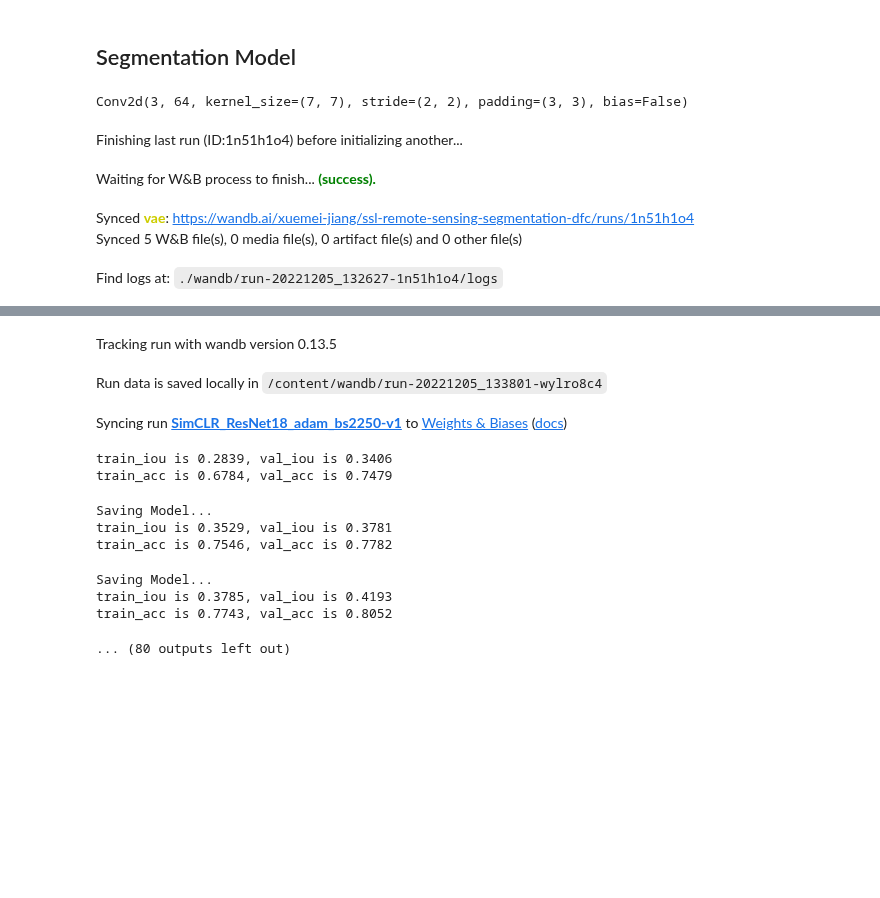
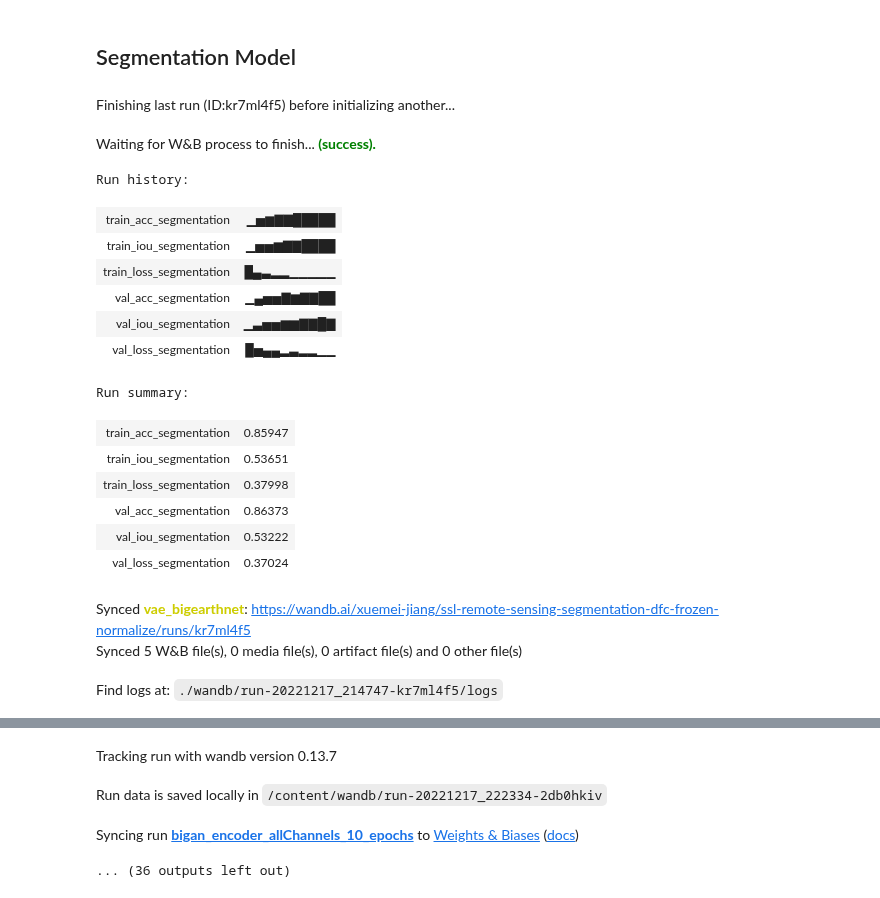
Before and after one commit to AlexanderLontke/ssl-remote-sensing, a Jupyter notebook: notebooks/Segmentation_DFC2020_demo.ipynb, the cells around one changed output, grey strips where cells are left out. Cells and saved outputs as stored; diff of their text form; code cells hidden in the pictures; blank space fills up the shorter version.

```diff
--- a/notebooks/Segmentation_DFC2020_demo.ipynb
+++ b/notebooks/Segmentation_DFC2020_demo.ipynb
@@ -142,12 +538,12 @@ id: ROIs0000_test_s2_0_p1150.tif
 # %%
 train_loader = DataLoader(trainset,
-                          batch_size=8,
+                          batch_size=32,
                           shuffle=True,
                           num_workers=1,
                           pin_memory=True,
                           drop_last=False)
 val_loader = DataLoader(valset,
-                          batch_size=8,
+                          batch_size=32,
                           shuffle=True,
                           num_workers=1,
                           pin_memory=True,
@@ -168,7 +637,7 @@ for filename in check_point_paths:
     encoder = load_encoder_checkpoint_from_pretext_model(
         path_to_checkpoint=filename,
     )
-    patch_first_conv(encoder,13,default_in_channels=3)
+    # patch_first_conv(encoder,13,default_in_channels=3)
 
     # freeze layers
     if train_config.frozen == True:
@@ -177,41 +646,54 @@ for filename in check_point_paths:
 
     model_name = filename.split("/")[-1].split(".")[0]
     model_dir = '/content/drive/My Drive/deep_learning_segmentation_checkpoints'
-    model_path = os.path.join(model_dir,f'segmentation_{model_name}.ckpt')
+    model_path = os.path.join(model_dir,f'segmentation_{model_name}_eurosat13.ckpt')
     # make sure the directory path exists
     assert os.path.exists(model_dir)
 
 
     wandb.init(
-        project="ssl-remote-sensing-segmentation-dfc-frozen",
+        project="ssl-remote-sensing-segmentation-dfc-frozen-normalize",
         name=model_name,
         config=train_config.__dict__,
     )
 
     # Model setup
     if "bigan" in train_config.checkpoint_name.lower():
         model = ResNetUNet(9,encoder = encoder, gan_encoder=True)
     else:
         model = ResNetUNet(9, encoder = encoder, gan_encoder=False)
 
     # train(model)
     train(model,train_config,train_loader,val_loader,loss_fn,device,model_path,wandb = wandb)
 
     # Initialise a UNet() model
     if "bigan" in train_config.checkpoint_name.lower():
         bst_model = ResNetUNet(9,encoder = encoder, gan_encoder=True)
     else:
         bst_model = ResNetUNet(9, encoder = encoder, gan_encoder=False)
     # # Load pretrained weights
     bst_model.load_state_dict(torch.load(model_path))
     # # Move to device (GPU or CPU)
     bst_model.to(device)
     # visualize_result(171,bst_model)
     visualize_result(171,bst_model,valset,device,wandb = wandb,model_name = model_name)
 # %% [output]
-Conv2d(3, 64, kernel_size=(7, 7), stride=(2, 2), padding=(3, 3), bias=False)
-Finishing last run (ID:1n51h1o4) before initializing another...
+Finishing last run (ID:kr7ml4f5) before initializing another...
 Waiting for W&B process to finish... (success).
+Run history:
+| train_acc_segmentation | ▁▅▆▇▇█████ |
+| train_iou_segmentation | ▁▅▅▆▇▇████ |
+| train_loss_segmentation | █▄▃▂▂▁▁▁▁▁ |
+| val_acc_segmentation | ▁▄▅▅▇▆▇▇██ |
+| val_iou_segmentation | ▁▃▅▅▆▆▇▇█▇ |
+| val_loss_segmentation | █▅▄▄▂▃▂▂▁▁ |
+Run summary:
+| train_acc_segmentation | 0.85947 |
+| train_iou_segmentation | 0.53651 |
+| train_loss_segmentation | 0.37998 |
+| val_acc_segmentation | 0.86373 |
+| val_iou_segmentation | 0.53222 |
+| val_loss_segmentation | 0.37024 |
-Synced vae: https://wandb.ai/xuemei-jiang/ssl-remote-sensing-segmentation-dfc/runs/1n51h1o4
+Synced vae_bigearthnet: https://wandb.ai/xuemei-jiang/ssl-remote-sensing-segmentation-dfc-frozen-normalize/runs/kr7ml4f5
 Synced 5 W&B file(s), 0 media file(s), 0 artifact file(s) and 0 other file(s)
-Find logs at: ./wandb/run-20221205_132627-1n51h1o4/logs
+Find logs at: ./wandb/run-20221217_214747-kr7ml4f5/logs
@@ -219,12 +701,4 @@ Successfully finished last run (ID:1n51h1o4). Initializing new run:
-Tracking run with wandb version 0.13.5
+Tracking run with wandb version 0.13.7
-Run data is saved locally in /content/wandb/run-20221205_133801-wylro8c4
+Run data is saved locally in /content/wandb/run-20221217_222334-2db0hkiv
-Syncing run SimCLR_ResNet18_adam_bs2250-v1 to Weights & Biases (docs)
+Syncing run bigan_encoder_allChannels_10_epochs to Weights & Biases (docs)
-train_iou is 0.2839, val_iou is 0.3406
-train_acc is 0.6784, val_acc is 0.7479
-Saving Model...
-train_iou is 0.3529, val_iou is 0.3781
-train_acc is 0.7546, val_acc is 0.7782
+... (36 outputs left out)
-Saving Model...
-train_iou is 0.3785, val_iou is 0.4193
-train_acc is 0.7743, val_acc is 0.8052
-... (80 outputs left out)
```
Also changed, not shown: parts of 22 cells of this notebook.
